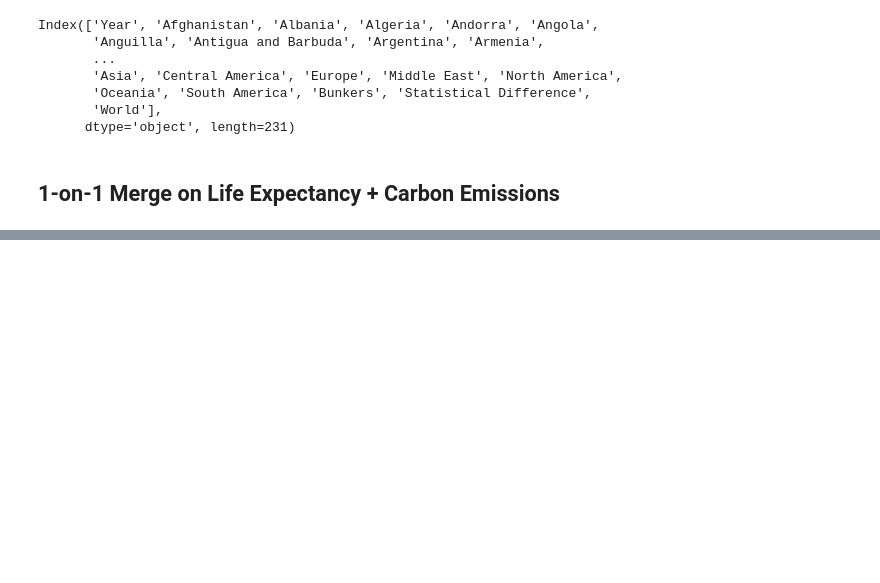
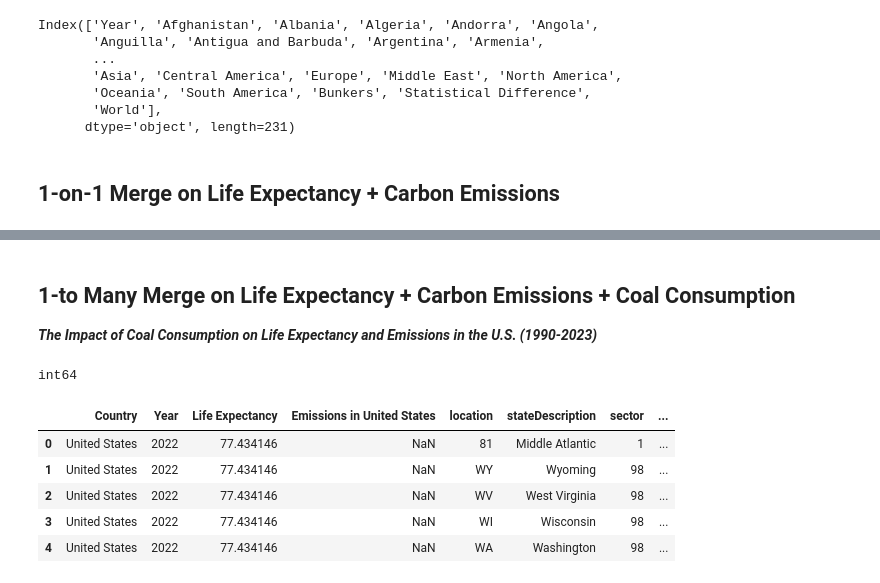
Before and after one commit to sadiq937/Shaik_DM, a Jupyter notebook: PS3.ipynb, the cells around one changed output, grey strips where cells are left out. Saved outputs shown, nothing was run; the diff lists cells and outputs as text; code cells hidden in the pictures; blank space fills up the shorter version.

```diff
--- a/PS3.ipynb
+++ b/PS3.ipynb
@@ -296,6 +235,0 @@ object
-# %%
-# Convert 'period' column to numeric (int), coercing errors to NaN if needed
-coal_df['period'] = pd.to_numeric(coal_df['period'], errors='coerce')
-
-# Check if the conversion was successful
-print(coal_df['period'].dtype)
@@ -349,0 +302,28 @@ Length: 248, dtype: int64
+# %% [markdown]
+## 1-to Many Merge on Life Expectancy + Carbon Emissions + Coal Consumption
+
+***The Impact of Coal Consumption on Life Expectancy and Emissions in the U.S. (1990-2023)***
+# %%
+# Rename the 'period' column in coal_df to 'Year' for consistency
+coal_df.rename(columns={'period': 'Year'}, inplace=True)
+
+# Change the data type of the 'period' column to integer
+coal_df['Year'] = coal_df['Year'].astype(int)
+
+# Verify the change by checking the data type
+coal_df['Year'].dtype
+
+
+# Perform a 1:M merge on 'Year'
+merged_coal_emissions = pd.merge(first_merged_df, coal_df, on='Year', how='left')
+
+# Inspect the first few rows of the merged dataframe
+merged_coal_emissions.head()
+# %% [output]
+int64
+|  | Country | Year | Life Expectancy | Emissions in United States | location | stateDescription | sector | ... |
+| 0 | United States | 2022 | 77.434146 | NaN | 81 | Middle Atlantic | 1 | ... |
+| 1 | United States | 2022 | 77.434146 | NaN | WY | Wyoming | 98 | ... |
+| 2 | United States | 2022 | 77.434146 | NaN | WV | West Virginia | 98 | ... |
+| 3 | United States | 2022 | 77.434146 | NaN | WI | Wisconsin | 98 | ... |
+| 4 | United States | 2022 | 77.434146 | NaN | WA | Washington | 98 | ... |
```
Also changed, not shown: parts of 18 cells of this notebook.
